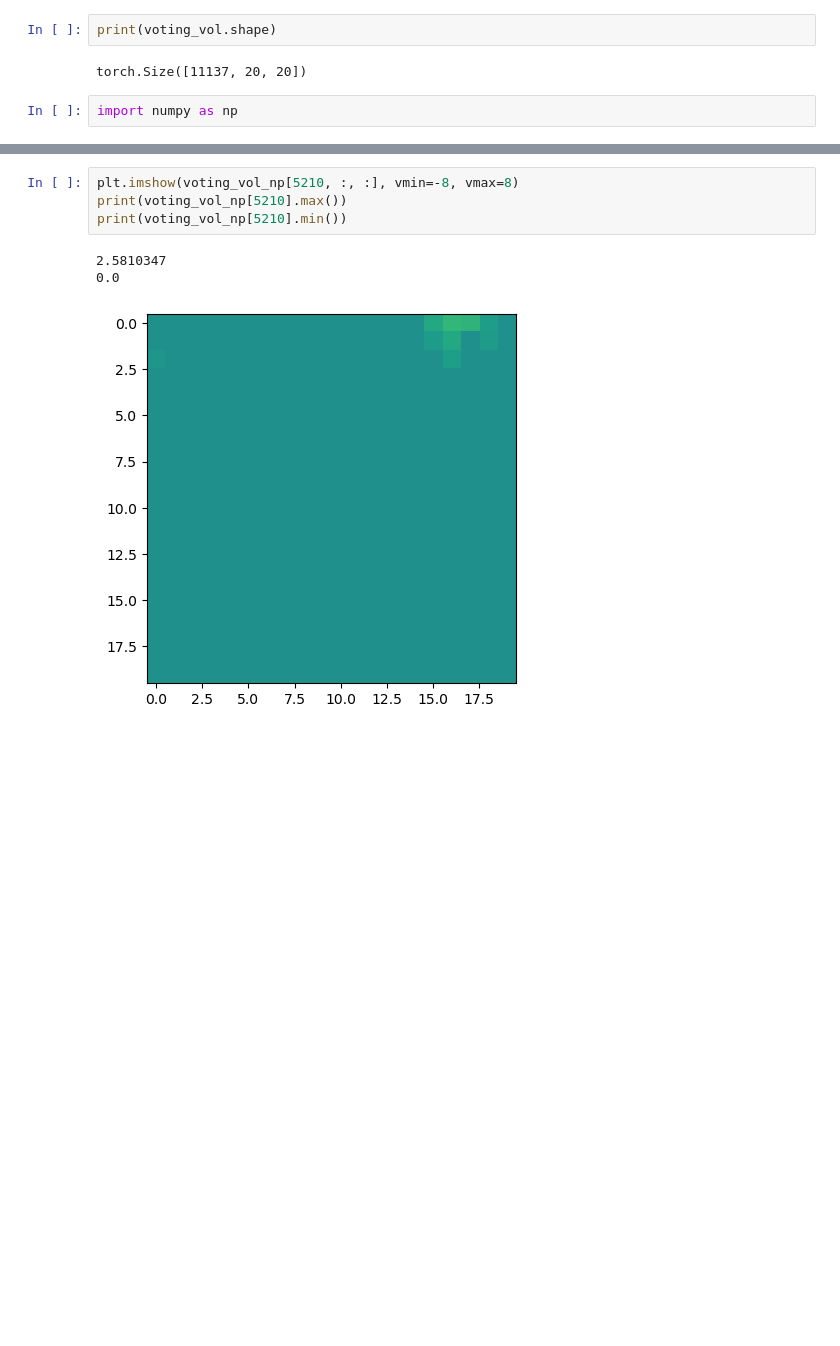
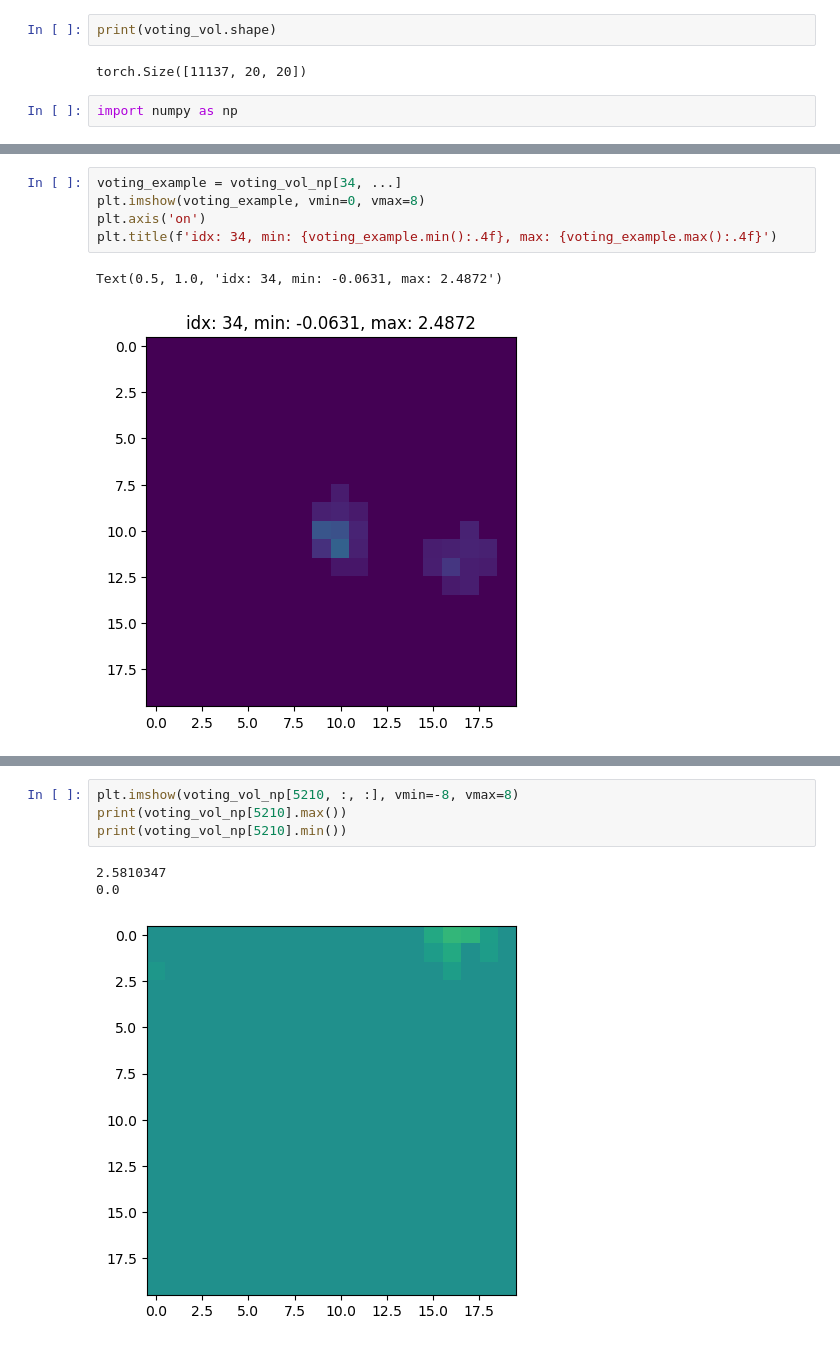
Before and after one commit to tudelft-iv/VoteFlow, a Jupyter notebook: notebooks/voting_volume_and_gt_validation_sf_voxel_model_sanity_check.ipynb, the cells around one changed output, grey strips where cells are left out. Saved outputs shown, nothing was run; the diff lists cells and outputs as text; blank space fills up the shorter version.

```diff
--- a/notebooks/voting_volume_and_gt_validation_sf_voxel_model_sanity_check.ipynb
+++ b/notebooks/voting_volume_and_gt_validation_sf_voxel_model_sanity_check.ipynb
@@ -158 +183,9 @@ print(selected_vols.shape)
+# %%
+voting_example = voting_vol_np[34, ...]
+plt.imshow(voting_example, vmin=0, vmax=8)
+plt.axis('on')
+plt.title(f'idx: 34, min: {voting_example.min():.4f}, max: {voting_example.max():.4f}')
+# %% [output]
+Text(0.5, 1.0, 'idx: 34, min: -0.0631, max: 2.4872')
+[figure, added]
 # %%
```
Also changed, not shown: parts of 11 cells of this notebook, 3 other files.
